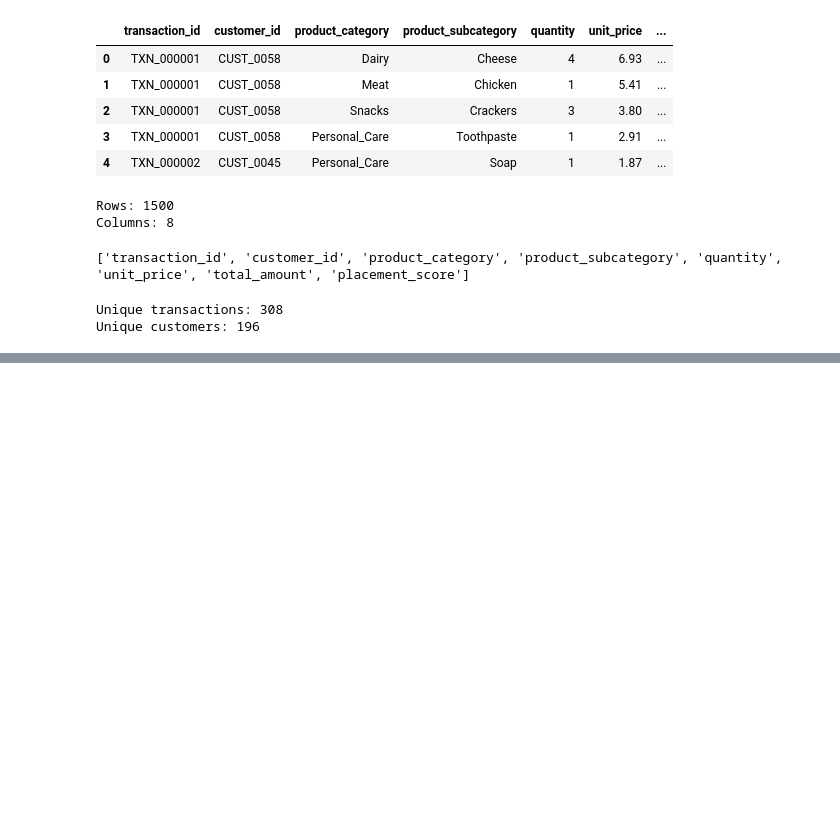
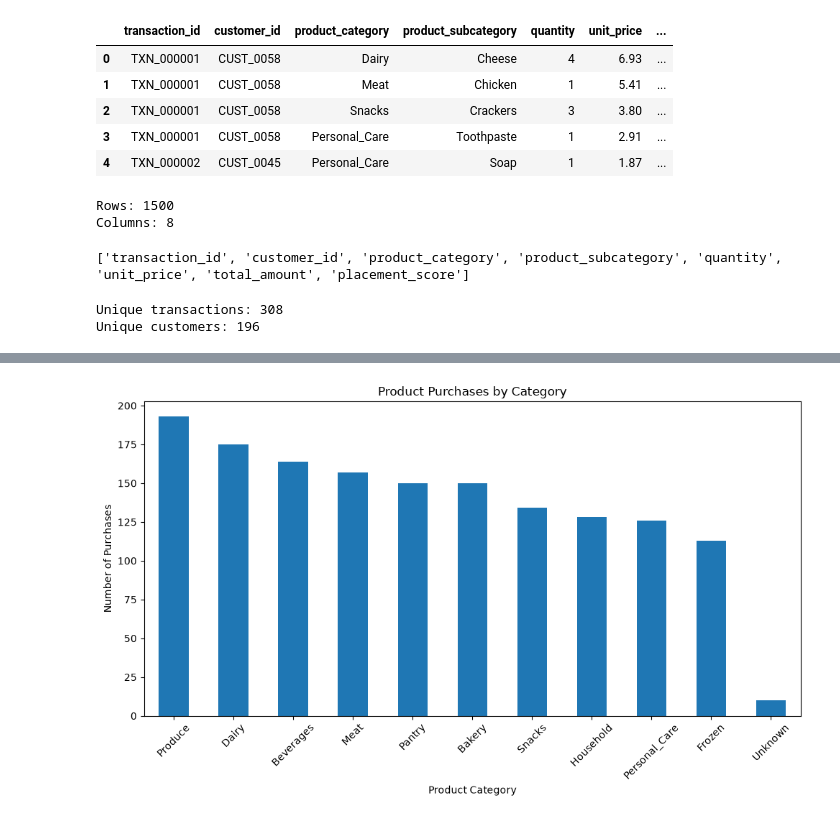
Before and after one commit to quacklj/retailmax-market-basket-optimizer, a Jupyter notebook: notebooks/01_eda.ipynb, the cells around one changed output, grey strips where cells are left out. Drawn from its saved outputs; the diff is of its cells as text; code cells hidden in the pictures; blank space fills up the shorter version.

```diff
--- a/notebooks/01_eda.ipynb
+++ b/notebooks/01_eda.ipynb
@@ -40,0 +63,6 @@ Unique customers: 196
+# %%
+print("Categories:", df["product_category"].nunique())
+print("Subcategories:", df["product_subcategory"].nunique())
+category_counts = df["product_category"].value_counts()
+
+category_counts
@@ -40,0 +85,14 @@ Unique customers: 196
+# %%
+plt.figure(figsize=(10, 6))
+
+category_counts.plot(kind="bar")
+
+plt.title("Product Purchases by Category")
+plt.xlabel("Product Category")
+plt.ylabel("Number of Purchases")
+plt.xticks(rotation=45)
+plt.tight_layout()
+
+plt.show()
+# %% [output]
+[figure, added]
```
Also changed, not shown: parts of 22 cells of this notebook.
